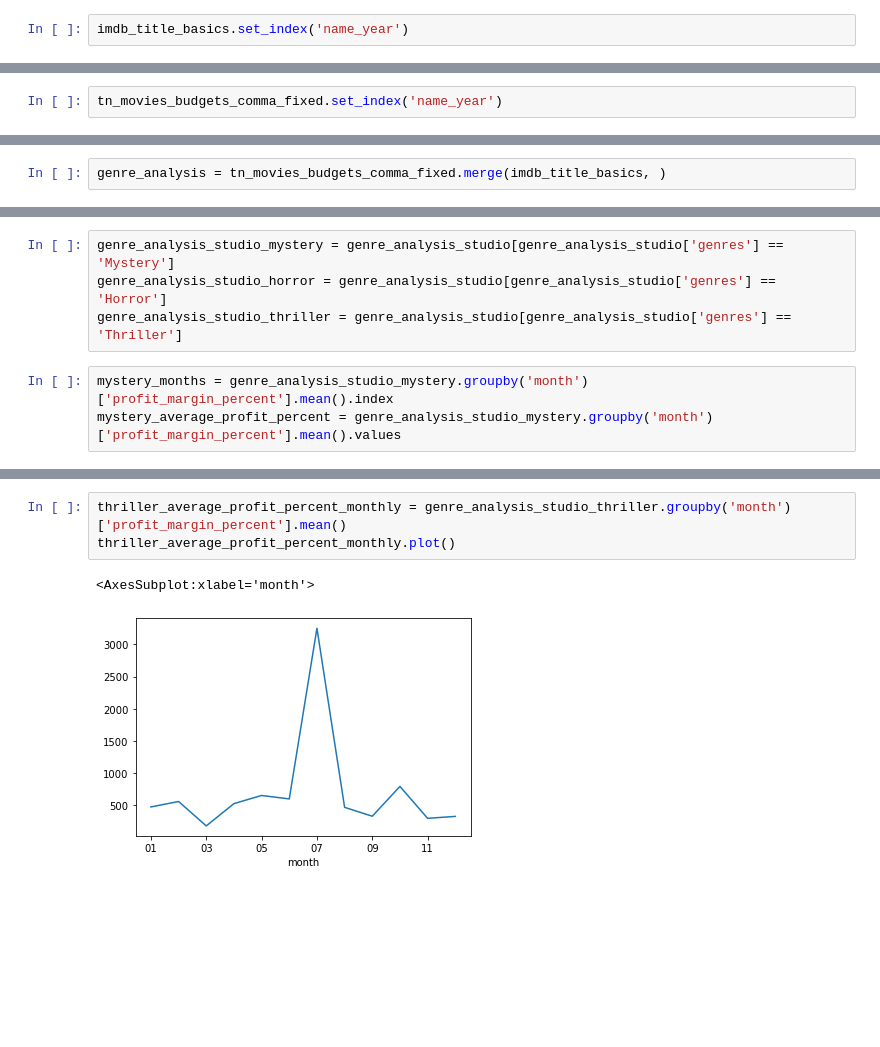
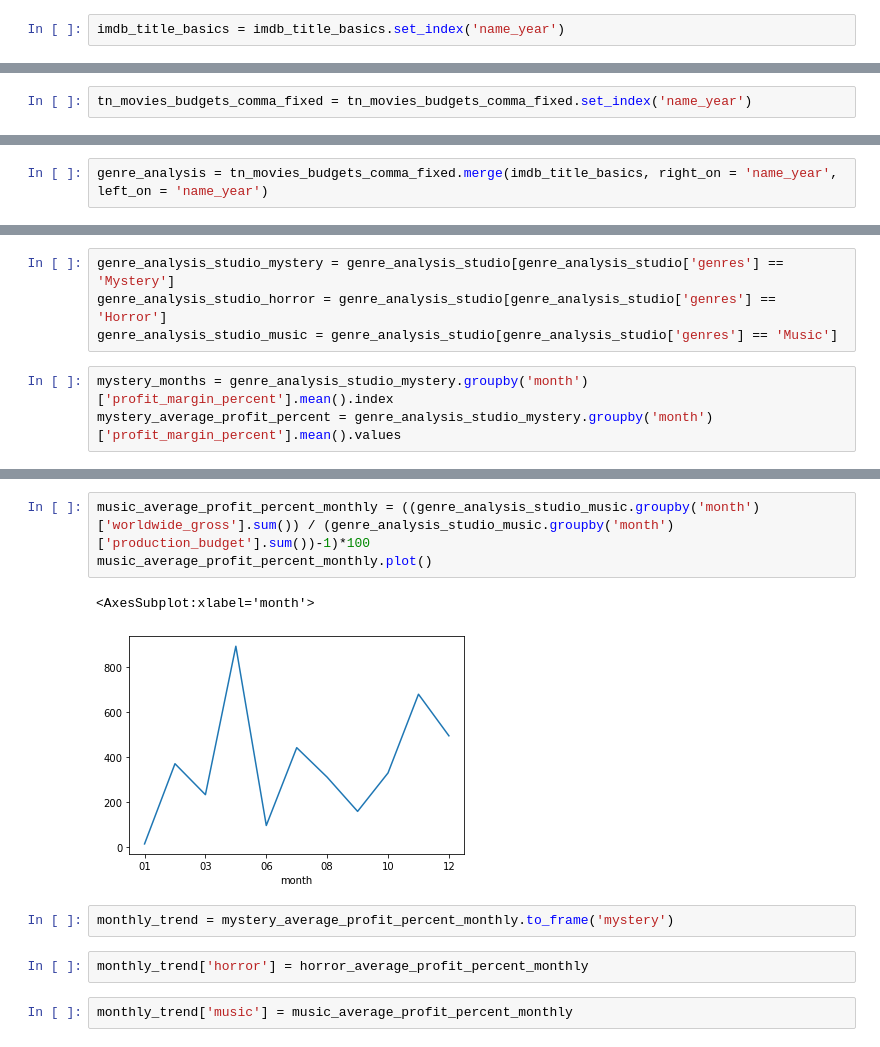
Before and after one commit to FeritYikar/ds-phase1-project, a Jupyter notebook: Ferit.ipynb, the cells around one changed output, grey strips where cells are left out. Saved outputs shown, nothing was run; the diff lists cells and outputs as text; blank space fills up the shorter version.

Commit message:
used weighted average

```diff
--- a/Ferit.ipynb
+++ b/Ferit.ipynb
@@ -175,4 +167,4 @@ Data columns (total 7 columns):
 dtypes: float64(1), int64(1), object(5)
 memory usage: 7.8+ MB
 # %%
-imdb_title_basics.set_index('name_year')
+imdb_title_basics = imdb_title_basics.set_index('name_year')
@@ -211,4 +188,4 @@ Data columns (total 9 columns):
 dtypes: float64(1), int64(4), object(4)
 memory usage: 406.7+ KB
 # %%
-tn_movies_budgets_comma_fixed.set_index('name_year')
+tn_movies_budgets_comma_fixed = tn_movies_budgets_comma_fixed.set_index('name_year')
@@ -230,5 +209,5 @@ tn_movies_budgets_comma_fixed.set_index('name_year')
 # %%
-genre_analysis = tn_movies_budgets_comma_fixed.merge(imdb_title_basics, )
+genre_analysis = tn_movies_budgets_comma_fixed.merge(imdb_title_basics, right_on = 'name_year', left_on = 'name_year')
 # %%
 genre_analysis.head()
 # %% [output]
@@ -614,7 +494,7 @@ genre_analysis_studio['month'] = genre_analysis_studio['month'].map(month)
 # %%
 genre_analysis_studio_mystery = genre_analysis_studio[genre_analysis_studio['genres'] == 'Mystery']
 genre_analysis_studio_horror = genre_analysis_studio[genre_analysis_studio['genres'] == 'Horror']
-genre_analysis_studio_thriller = genre_analysis_studio[genre_analysis_studio['genres'] == 'Thriller']
+genre_analysis_studio_music = genre_analysis_studio[genre_analysis_studio['genres'] == 'Music']
 # %%
 mystery_months = genre_analysis_studio_mystery.groupby('month')['profit_margin_percent'].mean().index
 mystery_average_profit_percent = genre_analysis_studio_mystery.groupby('month')['profit_margin_percent'].mean().values
@@ -633,6 +525,12 @@ horror_average_profit_percent_monthly.plot()
 # %%
-thriller_average_profit_percent_monthly = genre_analysis_studio_thriller.groupby('month')['profit_margin_percent'].mean()
-thriller_average_profit_percent_monthly.plot()
+music_average_profit_percent_monthly = ((genre_analysis_studio_music.groupby('month')['worldwide_gross'].sum()) / (genre_analysis_studio_music.groupby('month')['production_budget'].sum())-1)*100
+music_average_profit_percent_monthly.plot()
 # %% [output]
 <AxesSubplot:xlabel='month'>
-[figure, old version]
+[figure, new version]
+# %%
+monthly_trend = mystery_average_profit_percent_monthly.to_frame('mystery')
+# %%
+monthly_trend['horror'] = horror_average_profit_percent_monthly
+# %%
+monthly_trend['music'] = music_average_profit_percent_monthly
```
Also changed, not shown: parts of 28 cells of this notebook.
